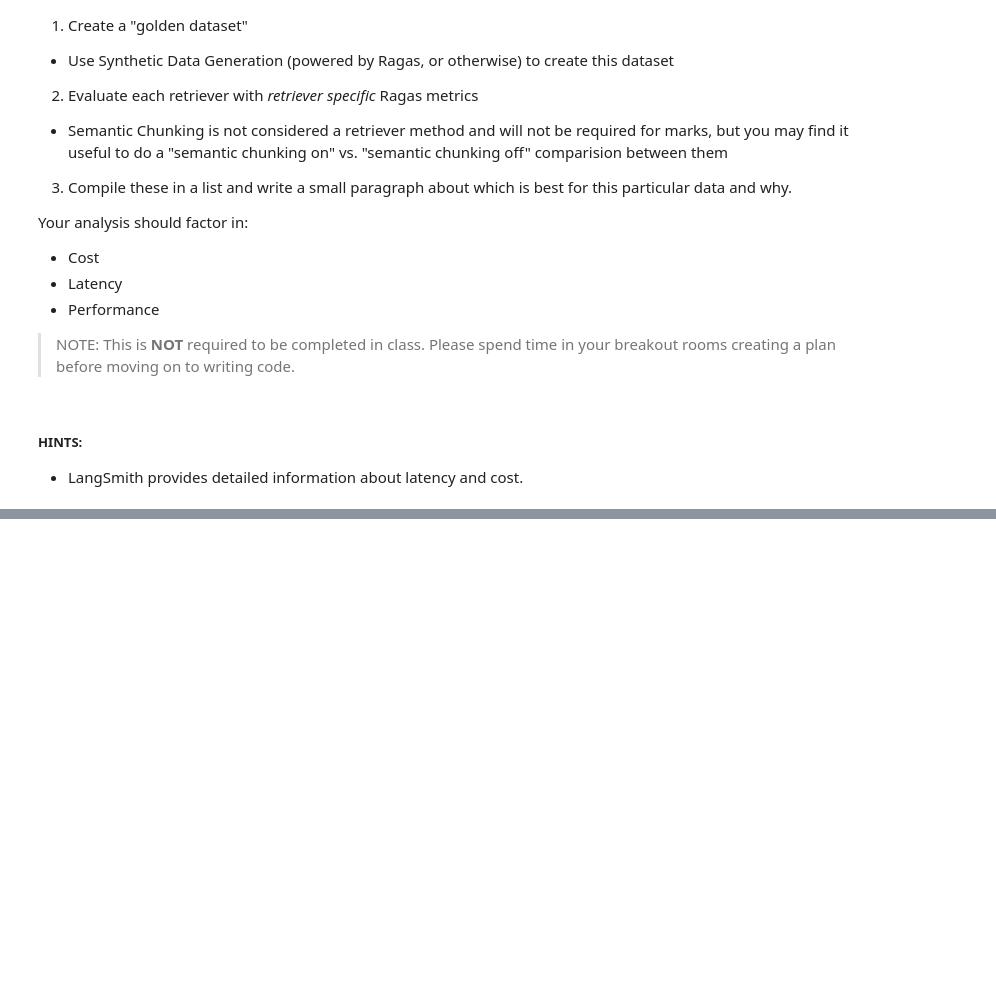
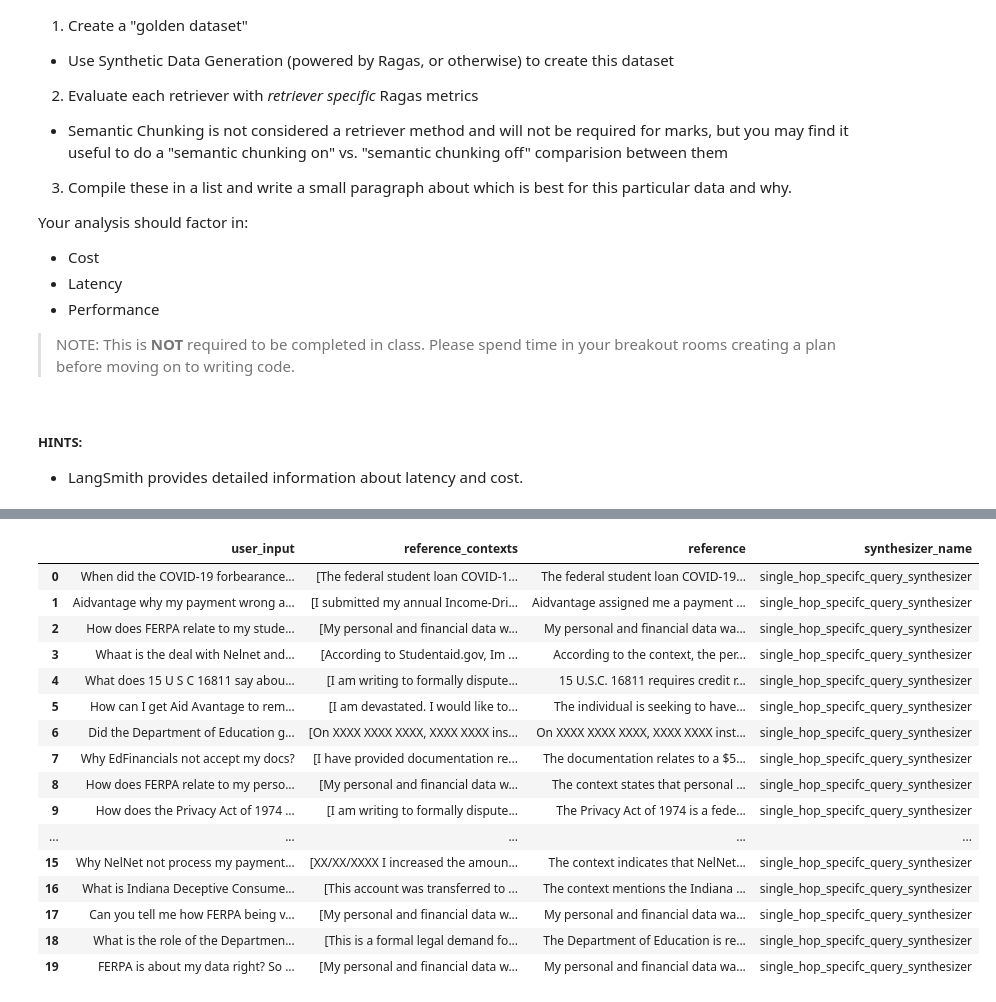
Before and after one commit to rchallapilla/AIE7, a Jupyter notebook: 09_Advanced_Retrieval/Advanced_Retrieval_with_LangChain_Assignment.ipynb, the cells around one changed output, grey strips where cells are left out. Saved outputs shown, nothing was run; the diff lists cells and outputs as text; code cells hidden in the pictures; blank space fills up the shorter version.

Commit message:
generated golden set synthetic test data

```diff
--- a/09_Advanced_Retrieval/Advanced_Retrieval_with_LangChain_Assignment.ipynb
+++ b/09_Advanced_Retrieval/Advanced_Retrieval_with_LangChain_Assignment.ipynb
@@ -544,0 +556,28 @@ Your analysis should factor in:
+# %%
+### Step 0: Dependencies & imports
+
+# included in pyproject.toml file
+# "numpy>=2.2.2",
+# "ragas==0.3.0",
+# "rapidfuzz"
+# "langchain-core",
+# "langchain-community",
+# "langsmith",
+#  "tqdm",
+
+
+#Setting up the LLM and embedding model and generator
+from ragas.llms import LangchainLLMWrapper
+from ragas.embeddings import LangchainEmbeddingsWrapper
+from langchain_openai import ChatOpenAI
+from langchain_openai import OpenAIEmbeddings
+generator_llm = LangchainLLMWrapper(ChatOpenAI(model="gpt-4.1-nano"))
+generator_embeddings = LangchainEmbeddingsWrapper(OpenAIEmbeddings())
+# %%
+#Step 1 Create a "golden dataset" a.k.a synthetic test data
+# This will generate our knowledge graph under the hood and generate our personas and scenarios to construct our queries
+
+from ragas.testset import TestsetGenerator
+
+generator = TestsetGenerator(llm=generator_llm, embedding_model=generator_embeddings)
+dataset = generator.generate_with_langchain_docs(loan_complaint_data, testset_size=20)
@@ -544,0 +616,20 @@ Your analysis should factor in:
+# %%
+dataset.to_pandas()
+# %% [output]
+|  | user_input | reference_contexts | reference | synthesizer_name |
+| 0 | When did the COVID-19 forbearance... | [The federal student loan COVID-1... | The federal student loan COVID-19... | single_hop_specifc_query_synthesizer |
+| 1 | Aidvantage why my payment wrong a... | [I submitted my annual Income-Dri... | Aidvantage assigned me a payment ... | single_hop_specifc_query_synthesizer |
+| 2 | How does FERPA relate to my stude... | [My personal and financial data w... | My personal and financial data wa... | single_hop_specifc_query_synthesizer |
+| 3 | Whaat is the deal with Nelnet and... | [According to Studentaid.gov, Im ... | According to the context, the per... | single_hop_specifc_query_synthesizer |
+| 4 | What does 15 U S C 16811 say abou... | [I am writing to formally dispute... | 15 U.S.C. 16811 requires credit r... | single_hop_specifc_query_synthesizer |
+| 5 | How can I get Aid Avantage to rem... | [I am devastated. I would like to... | The individual is seeking to have... | single_hop_specifc_query_synthesizer |
+| 6 | Did the Department of Education g... | [On XXXX XXXX XXXX, XXXX XXXX ins... | On XXXX XXXX XXXX, XXXX XXXX inst... | single_hop_specifc_query_synthesizer |
+| 7 | Why EdFinancials not accept my docs? | [I have provided documentation re... | The documentation relates to a $5... | single_hop_specifc_query_synthesizer |
+| 8 | How does FERPA relate to my perso... | [My personal and financial data w... | The context states that personal ... | single_hop_specifc_query_synthesizer |
+| 9 | How does the Privacy Act of 1974 ... | [I am writing to formally dispute... | The Privacy Act of 1974 is a fede... | single_hop_specifc_query_synthesizer |
+| ... | ... | ... | ... | ... |
+| 15 | Why NelNet not process my payment... | [XX/XX/XXXX I increased the amoun... | The context indicates that NelNet... | single_hop_specifc_query_synthesizer |
+| 16 | What is Indiana Deceptive Consume... | [This account was transferred to ... | The context mentions the Indiana ... | single_hop_specifc_query_synthesizer |
+| 17 | Can you tell me how FERPA being v... | [My personal and financial data w... | My personal and financial data wa... | single_hop_specifc_query_synthesizer |
+| 18 | What is the role of the Departmen... | [This is a formal legal demand fo... | The Department of Education is re... | single_hop_specifc_query_synthesizer |
+| 19 | FERPA is about my data right? So ... | [My personal and financial data w... | My personal and financial data wa... | single_hop_specifc_query_synthesizer |
```
Also changed, not shown: parts of 26 cells of this notebook, 3 other files.
